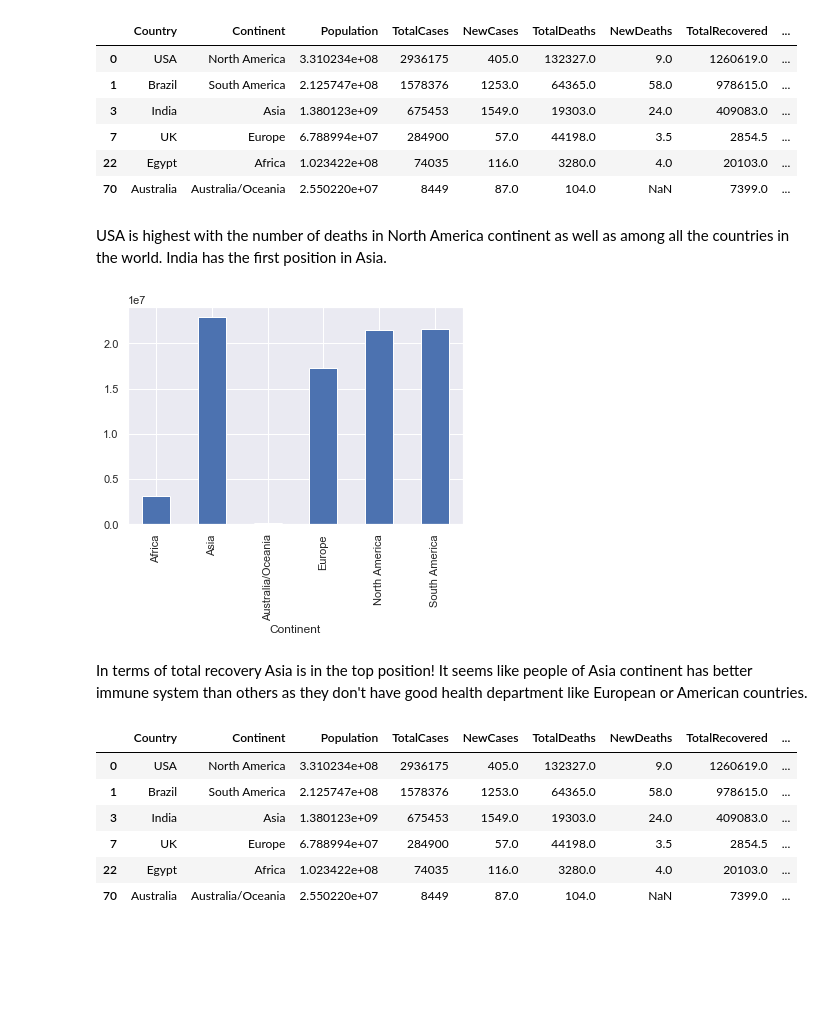
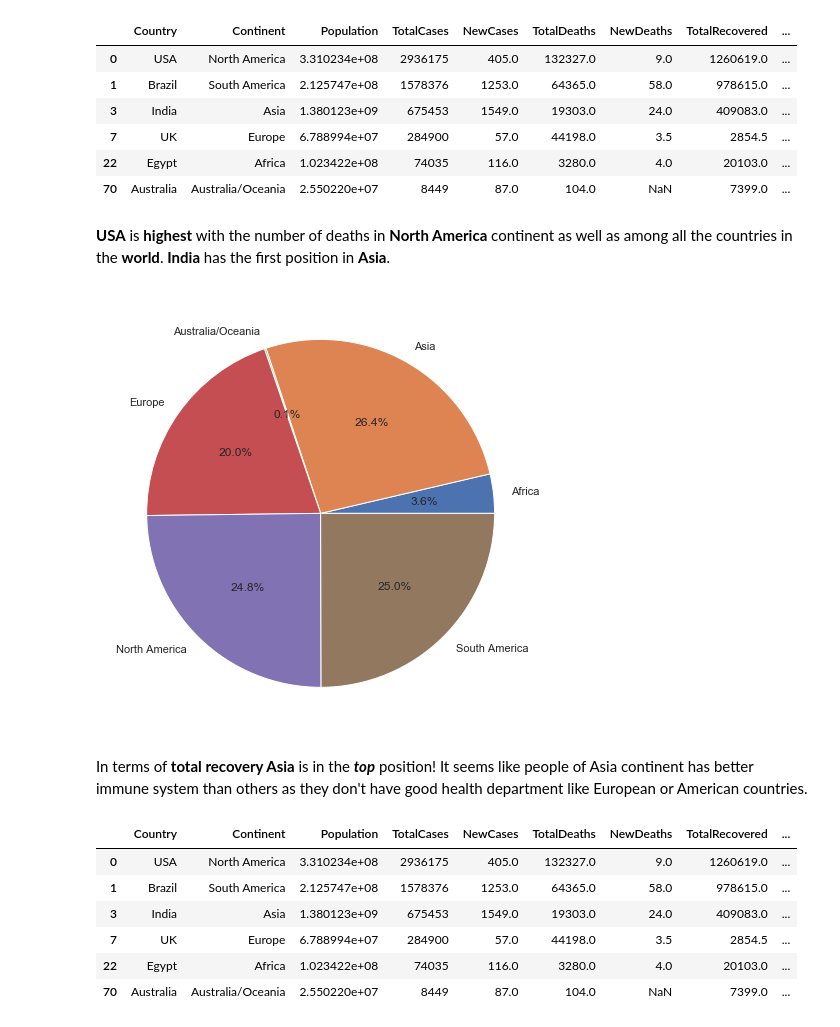
Before and after one commit to Hasibul-Islam/Covid-19, a Jupyter notebook: Covid-19.ipynb, the cells around one changed output. Cells and saved outputs as stored; diff of their text form; code cells hidden in the pictures; blank space fills up the shorter version.

```diff
--- a/Covid-19.ipynb
+++ b/Covid-19.ipynb
@@ -317,13 +340,19 @@ df[idx]
 | 22 | Egypt | Africa | 1.023422e+08 | 74035 | 116.0 | 3280.0 | 4.0 | 20103.0 | ... |
 | 70 | Australia | Australia/Oceania | 2.550220e+07 | 8449 | 87.0 | 104.0 | NaN | 7399.0 | ... |
 # %% [markdown]
-USA is highest with the number of deaths in North America continent as well as among all the countries in the world. India has the first position in Asia.
+**USA** is **highest** with the number of deaths in **North America** continent as well as among all the countries in the **world**. **India** has the first position in **Asia**.
 # %%
-TR = df.melt(['TotalRecovered','Continent']).groupby('Continent').TotalRecovered.sum().dropna().plot(kind='bar')
+TR = df.melt(['TotalRecovered','Continent']).groupby('Continent').TotalRecovered.sum()
+plt.figure(figsize=(8,8))
+plt.pie(TR.values,
+        labels=TR.index,
+        autopct='%.1f%%')
+
+plt.show()
 # %% [output]
-[figure, old version]
+[figure, new version]
 # %% [markdown]
-In terms of total recovery Asia is in the top position! It seems like people of Asia continent has better immune system than others as they don't have good health department like European or American countries.
+In terms of **total recovery Asia** is in the ***top*** position! It seems like people of Asia continent has better immune system than others as they don't have good health department like European or American countries.
 # %%
 idx = df.groupby(['Continent'])['TotalDeaths'].transform(max) == df['TotalDeaths']
 df[idx]
```
Also changed, not shown: parts of 60 cells of this notebook.
